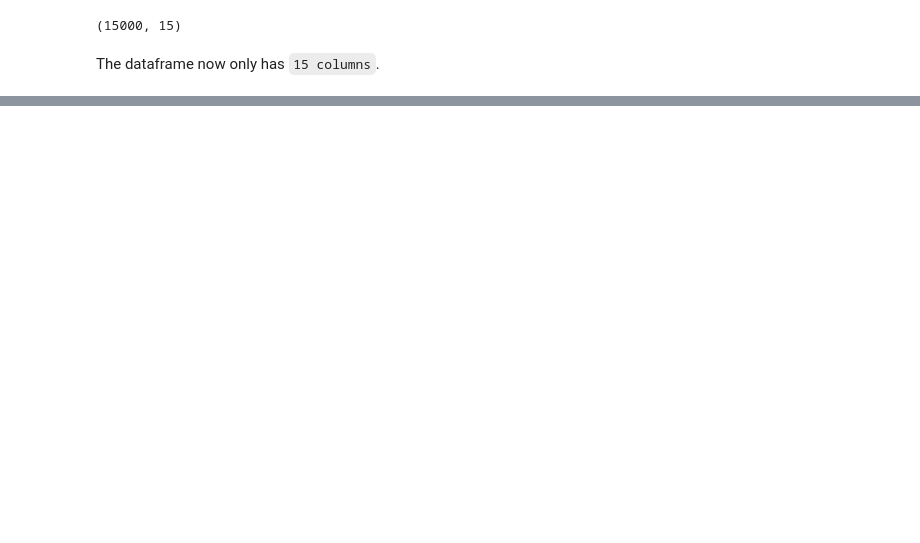
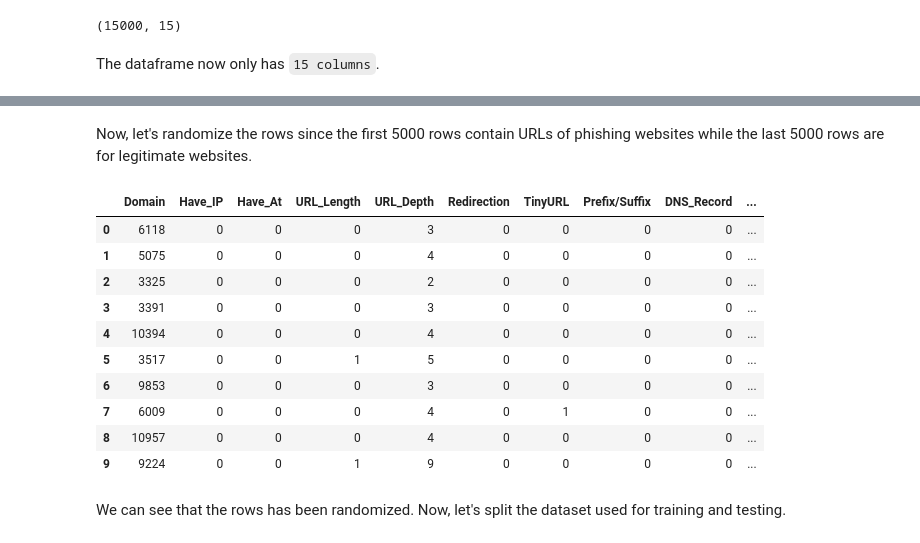
Before and after one commit to HappyPetDog/phishing-website-prediction, a Jupyter notebook: phishing-detection.ipynb, the cells around one changed output, grey strips where cells are left out. Drawn from its saved outputs; the diff is of its cells as text; code cells hidden in the pictures; blank space fills up the shorter version.

Commit message:
feat: map domain to integers and split the dataset

```diff
--- a/phishing-detection.ipynb
+++ b/phishing-detection.ipynb
@@ -104,0 +119,13 @@ The dataframe now only has `15 columns`.
+# %%
+# Use LabelEncoder to convert the Domain column to numerical values
+le = LabelEncoder()
+df_url['Domain'] = le.fit_transform(df_url['Domain'])
+
+# Get the mapping from labels to their encoded values
+domain_mapping = dict(zip(le.classes_, range(len(le.classes_))))
+
+# Write the mapping to a file
+with open('domain_mapping.json', 'w') as f:
+    json.dump(domain_mapping, f)
+
+print(domain_mapping)
@@ -104,0 +169,19 @@ The dataframe now only has `15 columns`.
+# %% [markdown]
+Now, let's randomize the rows since the first 5000 rows contain URLs of phishing websites while the last 5000 rows are for legitimate websites.
+# %%
+df_url = df_url.sample(frac=1).reset_index(drop=True)
+df_url.head(10)
+# %% [output]
+|  | Domain | Have_IP | Have_At | URL_Length | URL_Depth | Redirection | TinyURL | Prefix/Suffix | DNS_Record | ... |
+| 0 | 6118 | 0 | 0 | 0 | 3 | 0 | 0 | 0 | 0 | ... |
+| 1 | 5075 | 0 | 0 | 0 | 4 | 0 | 0 | 0 | 0 | ... |
+| 2 | 3325 | 0 | 0 | 0 | 2 | 0 | 0 | 0 | 0 | ... |
+| 3 | 3391 | 0 | 0 | 0 | 3 | 0 | 0 | 0 | 0 | ... |
+| 4 | 10394 | 0 | 0 | 0 | 4 | 0 | 0 | 0 | 0 | ... |
+| 5 | 3517 | 0 | 0 | 1 | 5 | 0 | 0 | 0 | 0 | ... |
+| 6 | 9853 | 0 | 0 | 0 | 3 | 0 | 0 | 0 | 0 | ... |
+| 7 | 6009 | 0 | 0 | 0 | 4 | 0 | 1 | 0 | 0 | ... |
+| 8 | 10957 | 0 | 0 | 0 | 4 | 0 | 0 | 0 | 0 | ... |
+| 9 | 9224 | 0 | 0 | 1 | 9 | 0 | 0 | 0 | 0 | ... |
+# %% [markdown]
+We can see that the rows has been randomized. Now, let's split the dataset used for training and testing.
```
Also changed, not shown: parts of 14 cells of this notebook, 3 other files.
